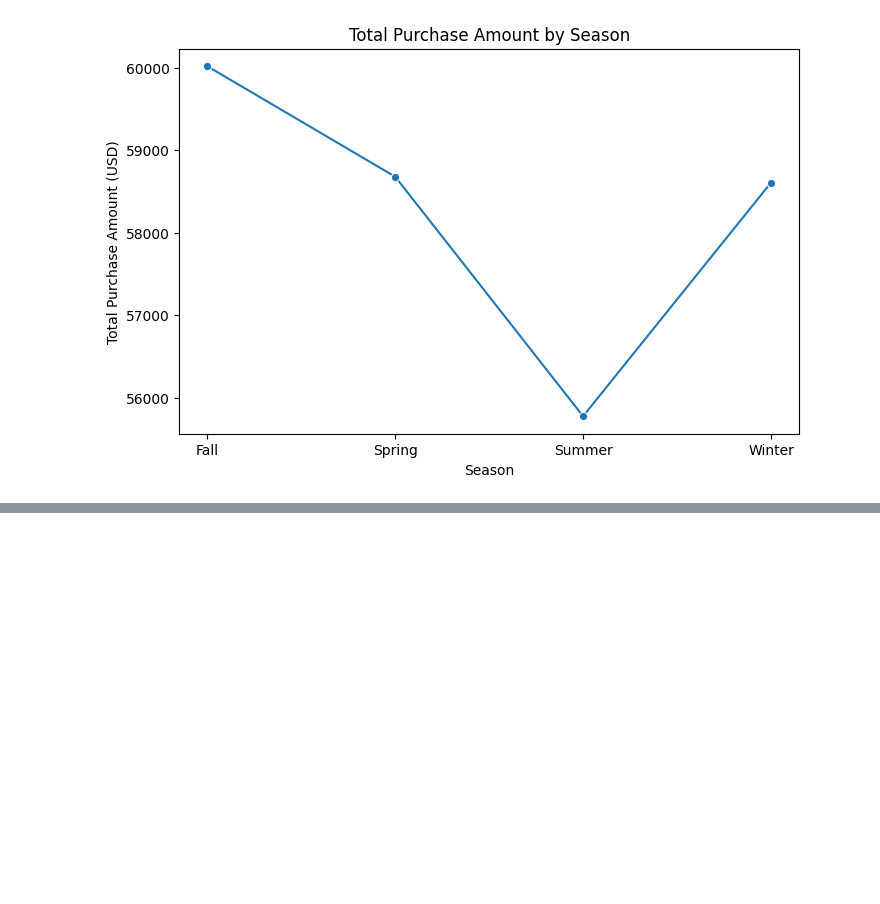
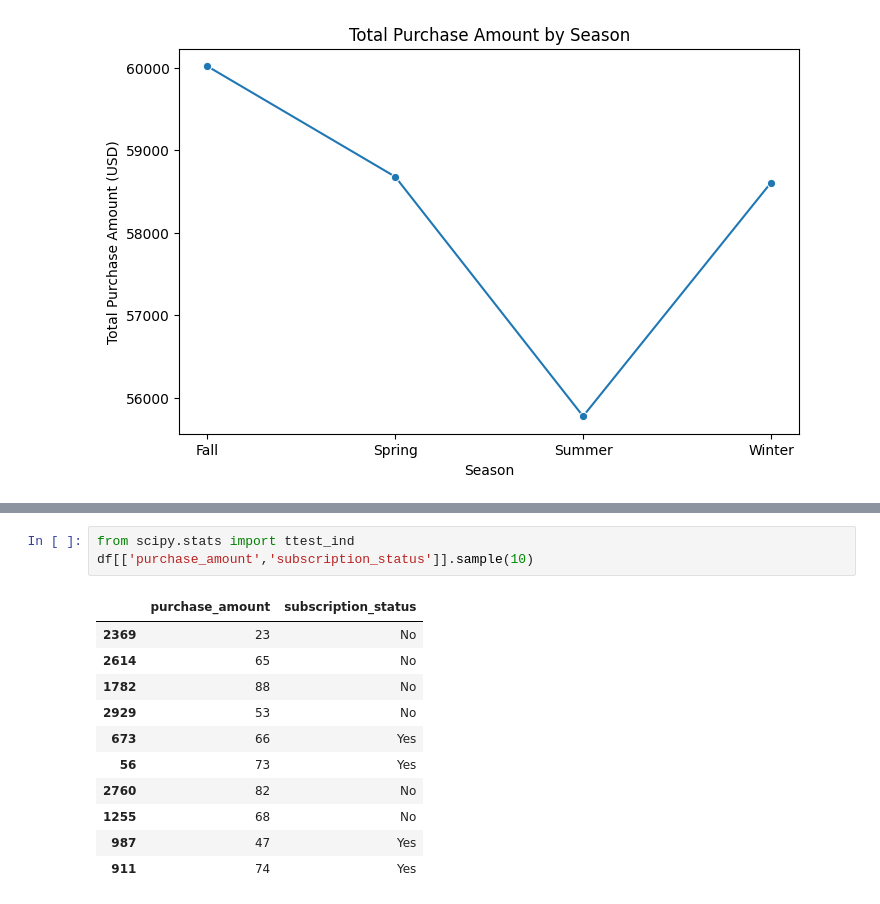
Before and after one commit to mohidqadeer123/Customer-Trend-Analysis, a Jupyter notebook: customer_trends.ipynb, the cells around one changed output, grey strips where cells are left out. Drawn from its saved outputs; the diff is of its cells as text; blank space fills up the shorter version.

Commit message:
Add ttest

```diff
--- a/customer_trends.ipynb
+++ b/customer_trends.ipynb
@@ -283,0 +288,15 @@ plt.show()
+# %%
+from scipy.stats import ttest_ind
+df[['purchase_amount','subscription_status']].sample(10)
+# %% [output]
+|  | purchase_amount | subscription_status |
+| 2369 | 23 | No |
+| 2614 | 65 | No |
+| 1782 | 88 | No |
+| 2929 | 53 | No |
+| 673 | 66 | Yes |
+| 56 | 73 | Yes |
+| 2760 | 82 | No |
+| 1255 | 68 | No |
+| 987 | 47 | Yes |
+| 911 | 74 | Yes |
```
Also changed, not shown: parts of 5 cells of this notebook.
